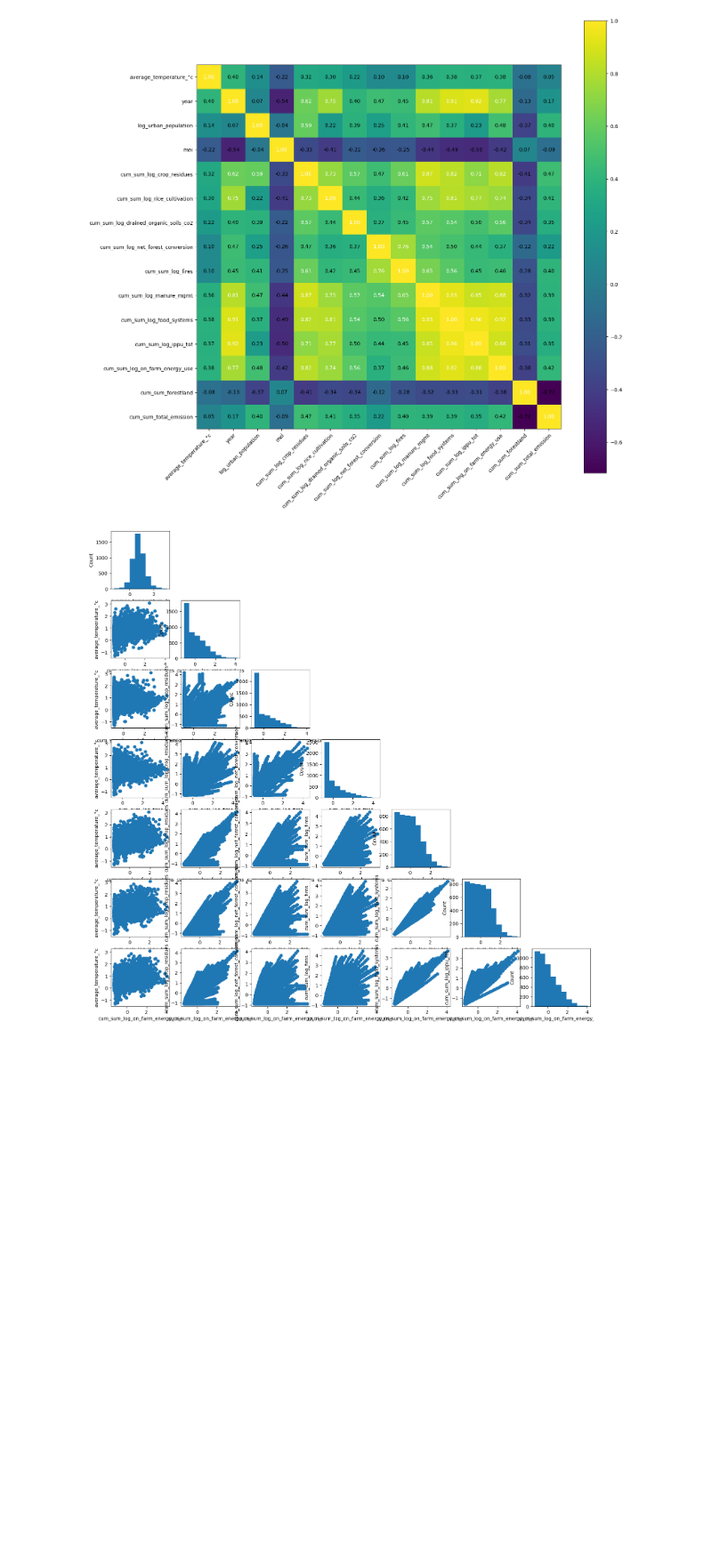
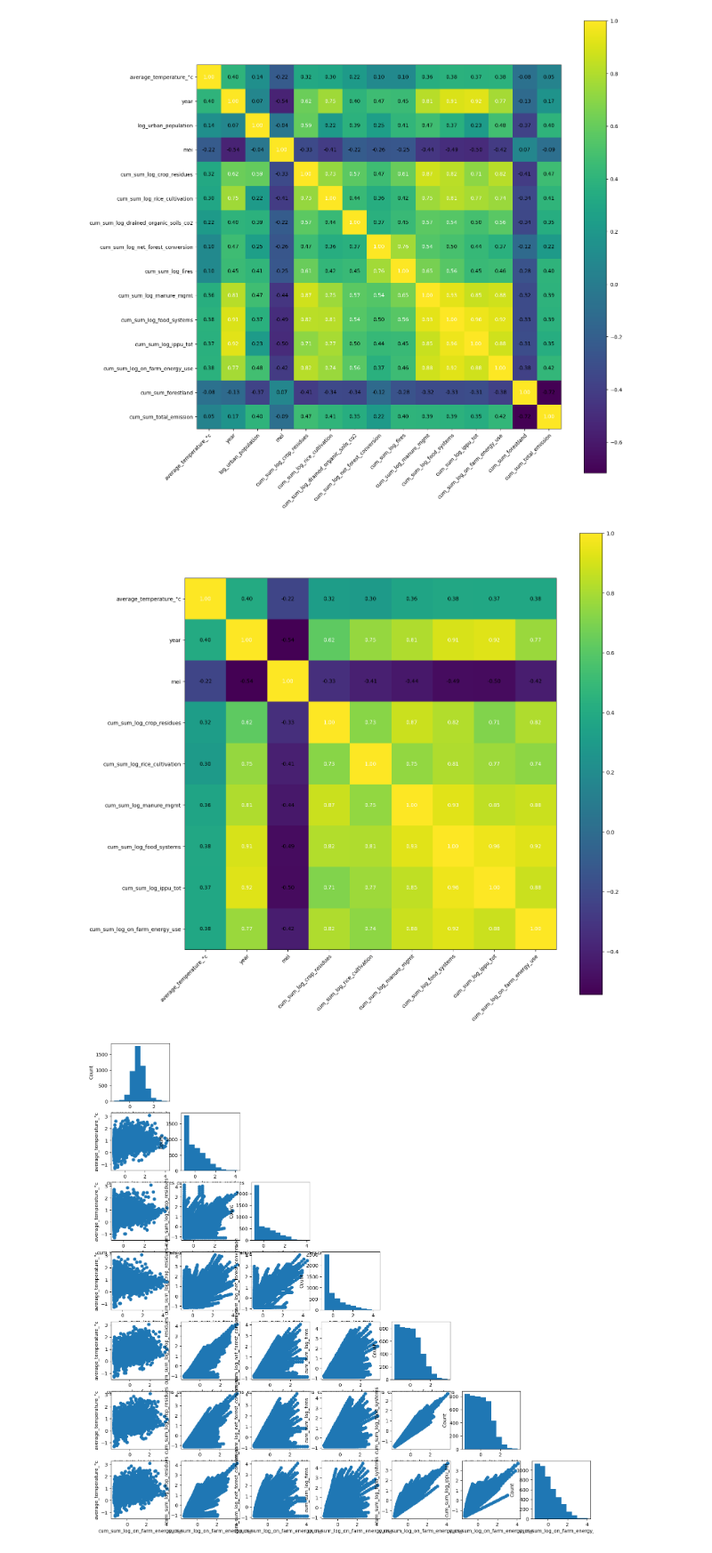
Before and after one commit to fayesimone/agriculture_emissions_prediction, a Jupyter notebook: EDA.ipynb, the cells around one changed output. Shown at 89% size. Saved outputs shown, nothing was run; the diff lists cells and outputs as text; code cells hidden in the pictures; blank space fills up the shorter version.

Commit message:
Add correlation plot for highest correlation features

```diff
--- a/EDA.ipynb
+++ b/EDA.ipynb
@@ -266,6 +247,19 @@ hm = heatmap(
 )
 # %% [output]
 [figure]
+# %%
+cols = ['average_temperature_°c','year','mei','cum_sum_log_crop_residues','cum_sum_log_rice_cultivation',
+        'cum_sum_log_manure_mgmt','cum_sum_log_food_systems','cum_sum_log_ippu_tot',
+        'cum_sum_log_on_farm_energy_use']
+cm = train[cols].corr().values
+hm = heatmap(
+    cm,
+    row_names=cols,
+    column_names=cols,
+    figsize=(16, 16)
+)
+# %% [output]
+[figure, added]
 # %%
 feat = ['average_temperature_°c','cum_sum_log_crop_residues','cum_sum_log_net_forest_conversion','cum_sum_log_fires','cum_sum_log_food_systems','cum_sum_log_ippu_tot','cum_sum_log_on_farm_energy_use']
 
```
Also changed, not shown: parts of 1 cell of this notebook.
